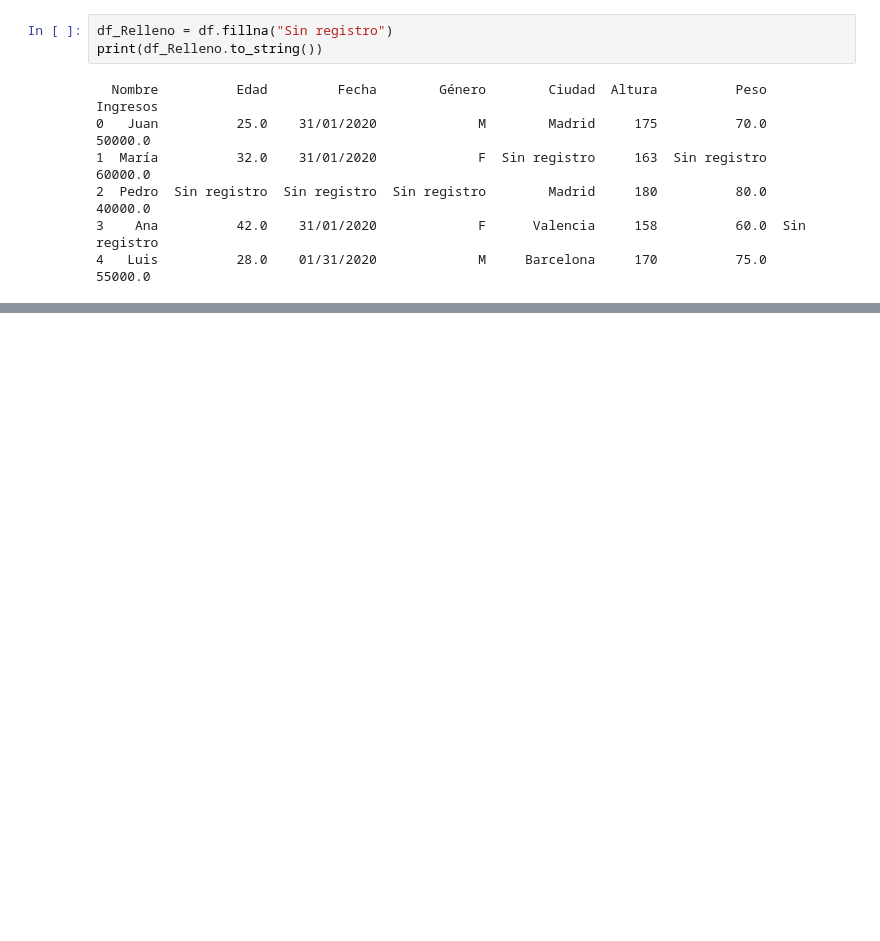
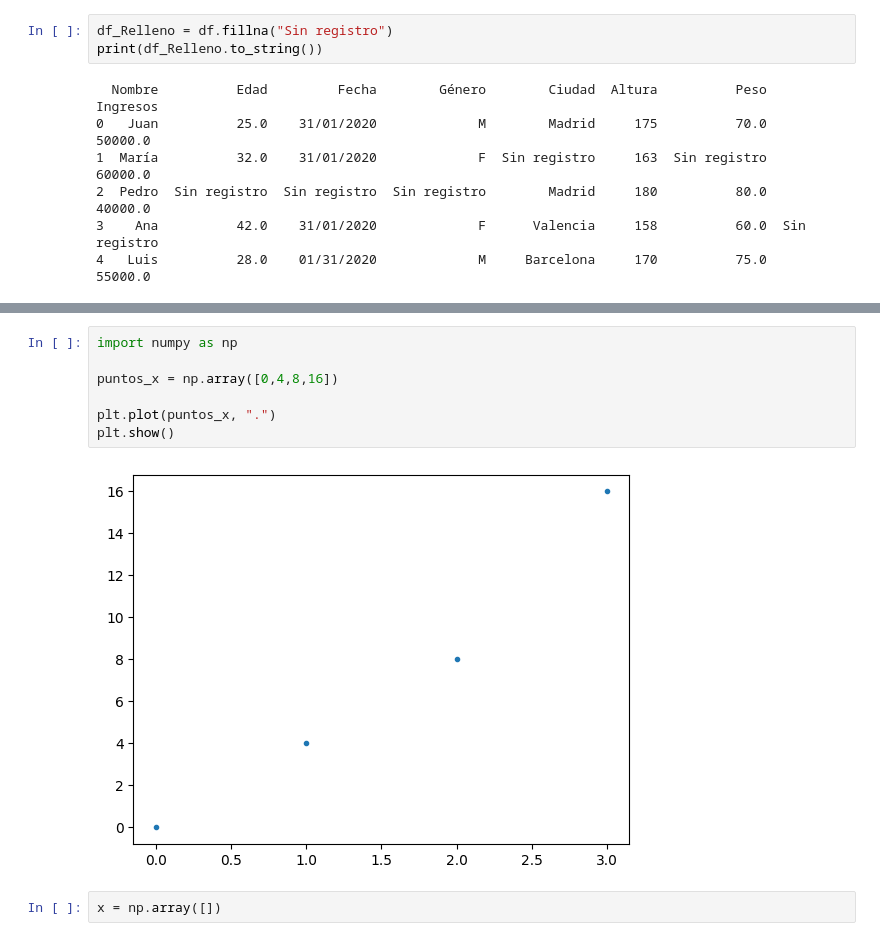
Before and after one commit to SamuelNkr/Curso-Pyton-Repositorio, a Jupyter notebook: nootebook.ipynb, the cells around one changed output, grey strips where cells are left out. Cells and saved outputs as stored; diff of their text form; blank space fills up the shorter version.

```diff
--- a/nootebook.ipynb
+++ b/nootebook.ipynb
@@ -370,0 +509,11 @@ print(df_Relleno.to_string())
+# %%
+import numpy as np
+
+puntos_x = np.array([0,4,8,16])
+
+plt.plot(puntos_x, ".")
+plt.show()
+# %% [output]
+[figure, added]
+# %%
+x = np.array([])
```
Also changed, not shown: parts of 19 cells of this notebook, 1 other file.
